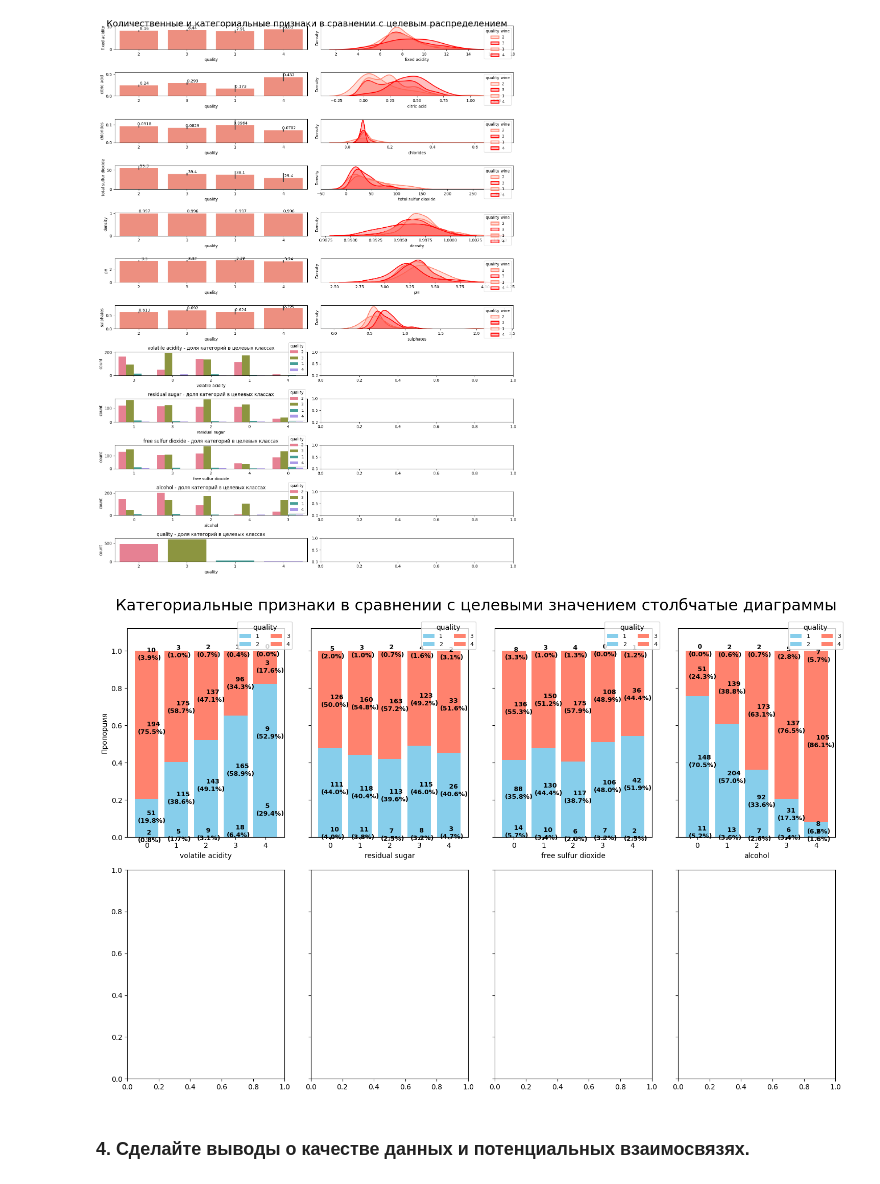
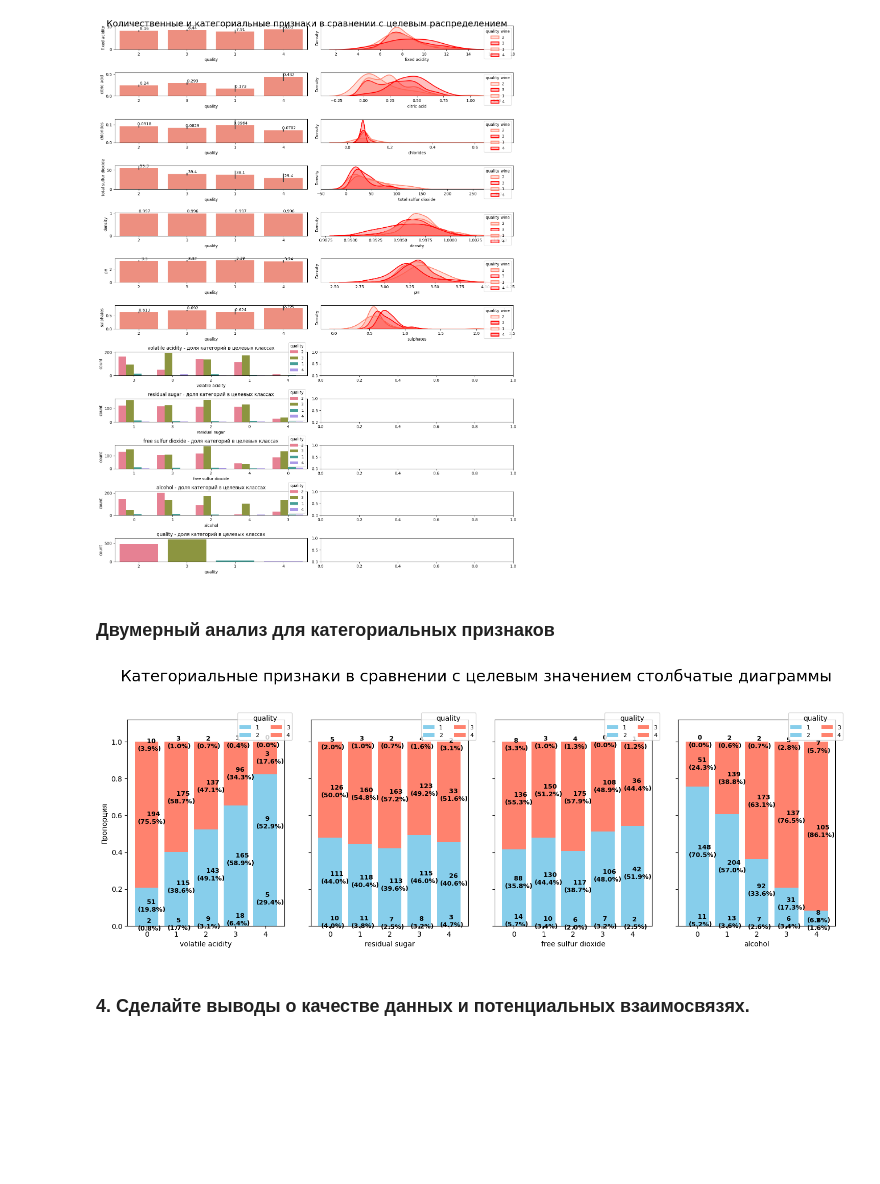
Before and after one commit to Ritorta/PythonDataBase, a Jupyter notebook: Work#1/Task_1.ipynb, the cells around one changed output. Cells and saved outputs as stored; diff of their text form; code cells hidden in the pictures; blank space fills up the shorter version.

Commit message:
final fix fpr graphic

```diff
--- a/Work#1/Task_1.ipynb
+++ b/Work#1/Task_1.ipynb
@@ -455,44 +456,56 @@ plt.tight_layout()
 plt.show()
 # %% [output]
 [figure]
+# %% [markdown]
+### Двумерный анализ для категориальных признаков
 # %%
+# Проверим размер списка категориальных признаков
 categorical_features = [feature for feature in categorical_features if feature != 'quality']
-fig, ax = plt.subplots(nrows=2, ncols=4, figsize=(15,10))
 
-for i,col in enumerate(categorical_features):
+nrows = 2
+ncols = 4
 
-# Создайте перекрестную таблицу для каждой категории объекта
+# Если количество категориальных признаков меньше 8, то уменьшаем количество подграфиков
+fig, ax = plt.subplots(nrows=nrows, ncols=ncols, figsize=(15,10))
+
+# Вычисляем, сколько подграфиков нужно использовать
+num_plots = len(categorical_features)
+
+for i, col in enumerate(categorical_features):
+# Создадим перекрестную таблицу для каждой категории объекта
     cross_tab = pd.crosstab(index=df_wine[col], columns=df_wine['quality'])
 
 # Использование аргумента normalize=True дает нам соотношение данных по индексу
     cross_tab_prop = pd.crosstab(index=df_wine[col], columns=df_wine['quality'], normalize='index')
 
 # Определение цветовой карты
     cmp = ListedColormap(['skyblue', '#ff826e'])
 
-# Построение многослойных столбчатых диаграмм
-    x, y = i//4, i%4
-    cross_tab_prop.plot(kind='bar', ax=ax[x,y], stacked=True, width=0.8, colormap=cmp,
-                        legend=False, ylabel='Пропорция', sharey=True)
+    # # Построение многослойных столбчатых диаграмм, находим позицию подграфика
+    x, y = i // ncols, i % ncols
+    cross_tab_prop.plot(kind='bar', ax=ax[x, y], stacked=True, width=0.8, colormap=cmp,
+            legend=False, ylabel='Пропорция', sharey=True)
 
-# Добавим пропорции и количество отдельных бинов к нашему графику
+    # Добавим пропорции и количество отдельных бинов к нашему графику, добавление значений на график
     for idx, val in enumerate([*cross_tab.index.values]):
-        for (proportion, count, y_location) in zip(cross_tab_prop.loc[val],cross_tab.loc[val],cross_tab_prop.loc[val].cumsum()):
-            ax[x,y].text(x=idx-0.3, y=(y_location-proportion)+(proportion/2)-0.03,
-                         s = f'    {count}\n({np.round(proportion * 100, 1)}%)',
-                         color = "black", fontsize=9, fontweight="bold")
+        for (proportion, count, y_location) in zip(cross_tab_prop.loc[val], cross_tab.loc[val], cross_tab_prop.loc[val].cumsum()):
+            ax[x, y].text(x=idx - 0.3, y=(y_location - proportion) + (proportion / 2) - 0.03,
+                         s=f'    {count}\n({np.round(proportion * 100, 1)}%)', color="black", fontsize=9, fontweight="bold")
 
+    ax[x, y].legend(title='quality', loc=(0.7, 0.9), fontsize=8, ncol=2)
+    ax[x, y].set_ylim([0, 1.12])
+    ax[x, y].set_xticklabels(ax[x, y].get_xticklabels(), rotation=0)
 
-    ax[x,y].legend(title='quality', loc=(0.7,0.9), fontsize=8, ncol=2)
-    ax[x,y].set_ylim([0,1.12])
-    ax[x,y].set_xticklabels(ax[x,y].get_xticklabels(), rotation=0)
+# Удалим лишние пустые подграфики
+for j in range(num_plots, nrows * ncols):
+    fig.delaxes(ax.flatten()[j])
 
-
-plt.suptitle('Категориальные признаки в сравнении с целевыми значением столбчатые диаграммы', fontsize=22)
-plt.tight_layout()
+plt.suptitle('Категориальные признаки в сравнении с целевым значением столбчатые диаграммы', fontsize=22)
+# Корректируем пространство для заголовка
+plt.tight_layout(rect=[0, 0, 1, 0.96])
 plt.show()
 # %% [output]
-[figure, old version]
+[figure, new version]
 # %% [markdown]
 ### 4. Сделайте выводы о качестве данных и потенциальных взаимосвязях.
 # %% [markdown]
```
Also changed, not shown: parts of 4 cells of this notebook.
